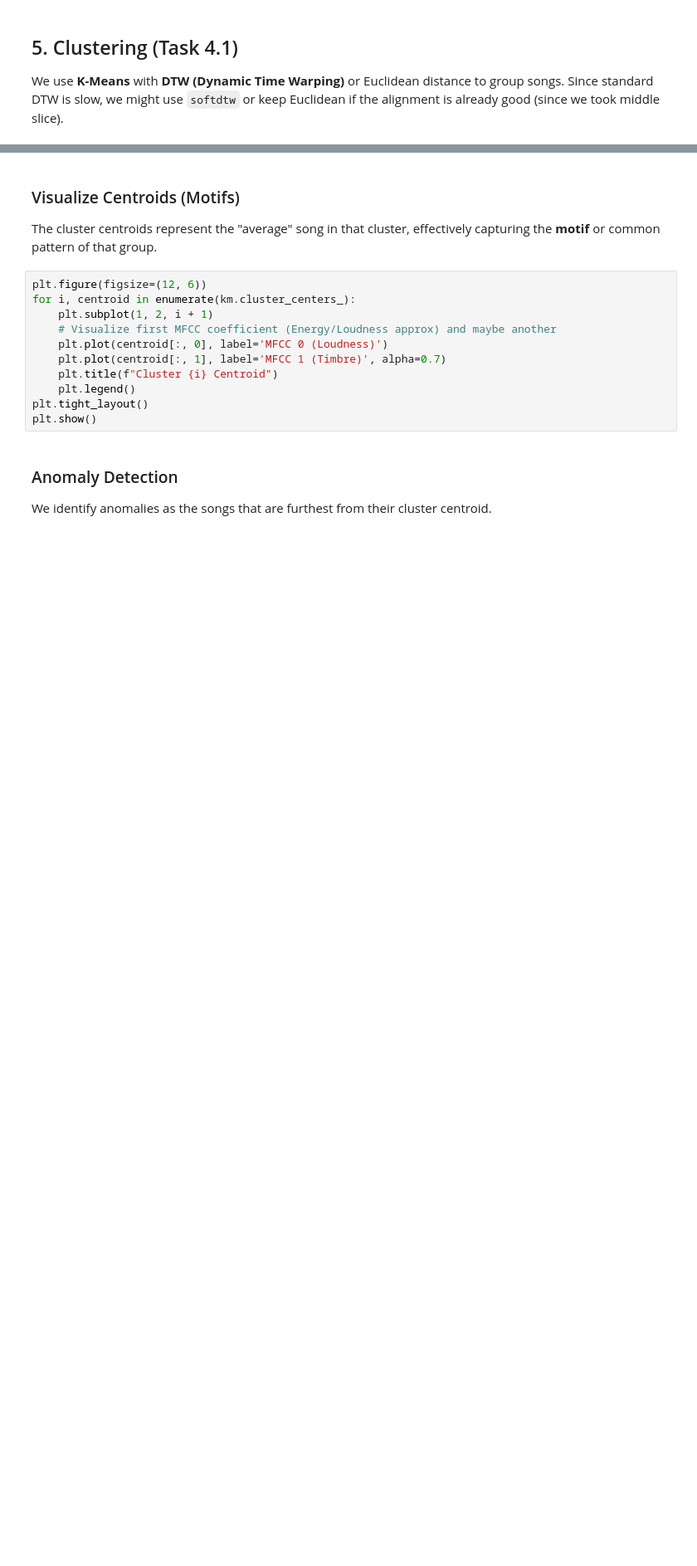
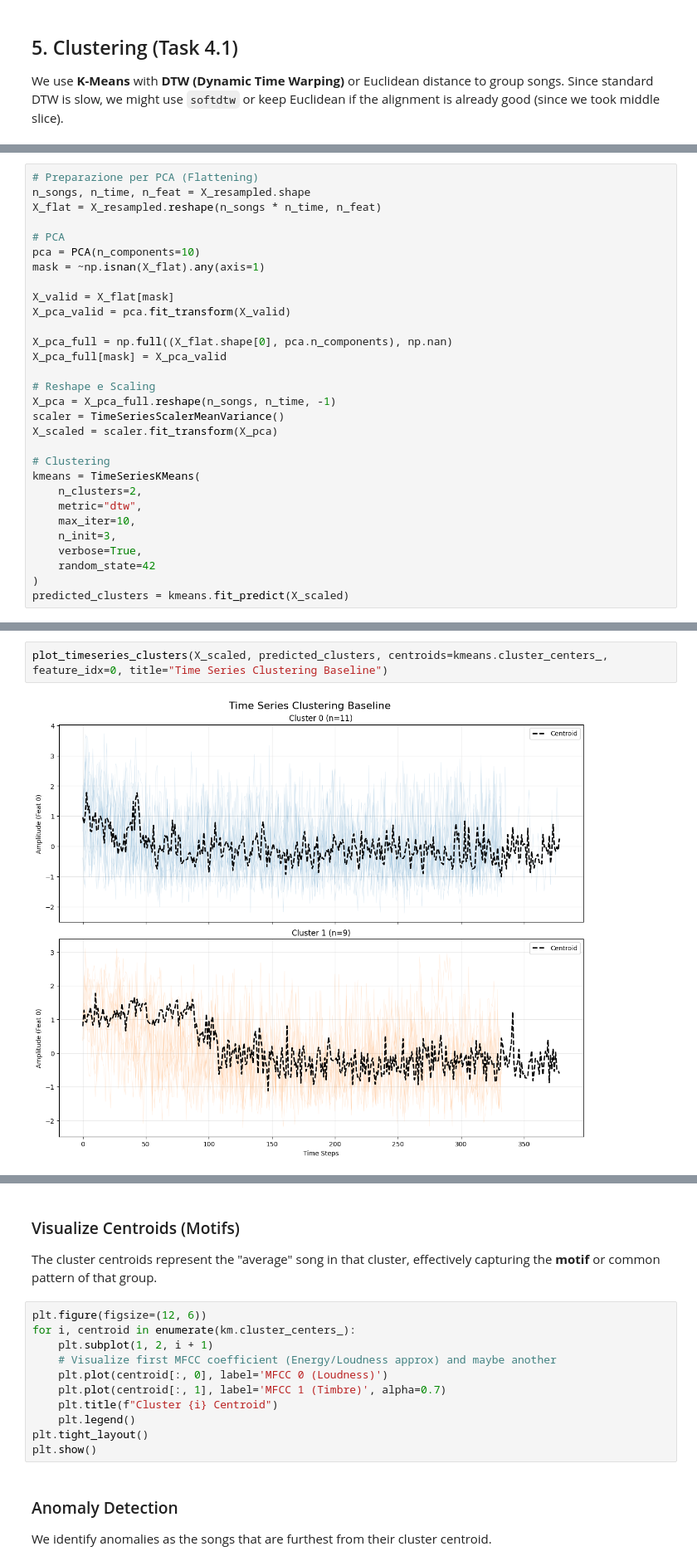
Before and after one commit to abderrahmane-salmi/UNIPI-Data-Mining-Project, a Jupyter notebook: task4/timeseries_analisys.ipynb, the cells around one changed output, grey strips where cells are left out. Shown at 83% size. Saved outputs shown, nothing was run; the diff lists cells and outputs as text; blank space fills up the shorter version.

```diff
--- a/task4/timeseries_analisys.ipynb
+++ b/task4/timeseries_analisys.ipynb
@@ -261,0 +221,30 @@ print(pd.crosstab(df_res['Artist'], df_res['Cluster']))
+# %%
+# Preparazione per PCA (Flattening)
+n_songs, n_time, n_feat = X_resampled.shape
+X_flat = X_resampled.reshape(n_songs * n_time, n_feat)
+
+# PCA
+pca = PCA(n_components=10)
+mask = ~np.isnan(X_flat).any(axis=1)
+
+X_valid = X_flat[mask]
+X_pca_valid = pca.fit_transform(X_valid)
+
+X_pca_full = np.full((X_flat.shape[0], pca.n_components), np.nan)
+X_pca_full[mask] = X_pca_valid
+
+# Reshape e Scaling
+X_pca = X_pca_full.reshape(n_songs, n_time, -1)
+scaler = TimeSeriesScalerMeanVariance()
+X_scaled = scaler.fit_transform(X_pca)
+
+# Clustering
+kmeans = TimeSeriesKMeans(
+    n_clusters=2,
+    metric="dtw",
+    max_iter=10,
+    n_init=3,
+    verbose=True,
+    random_state=42
+)
+predicted_clusters = kmeans.fit_predict(X_scaled)
@@ -261,0 +274,4 @@ print(pd.crosstab(df_res['Artist'], df_res['Cluster']))
+# %%
+plot_timeseries_clusters(X_scaled, predicted_clusters, centroids=kmeans.cluster_centers_, feature_idx=0, title="Time Series Clustering Baseline")
+# %% [output]
+[figure, added]
```
Also changed, not shown: parts of 16 cells of this notebook, 3 other files.
